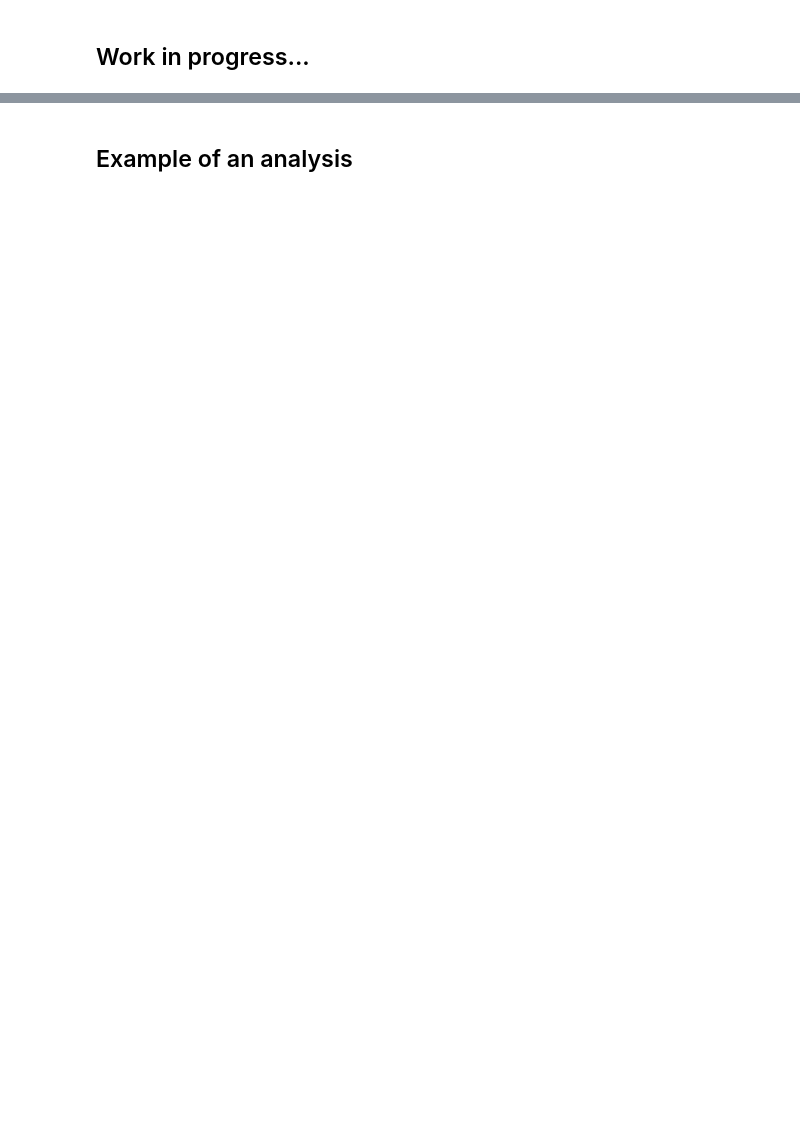
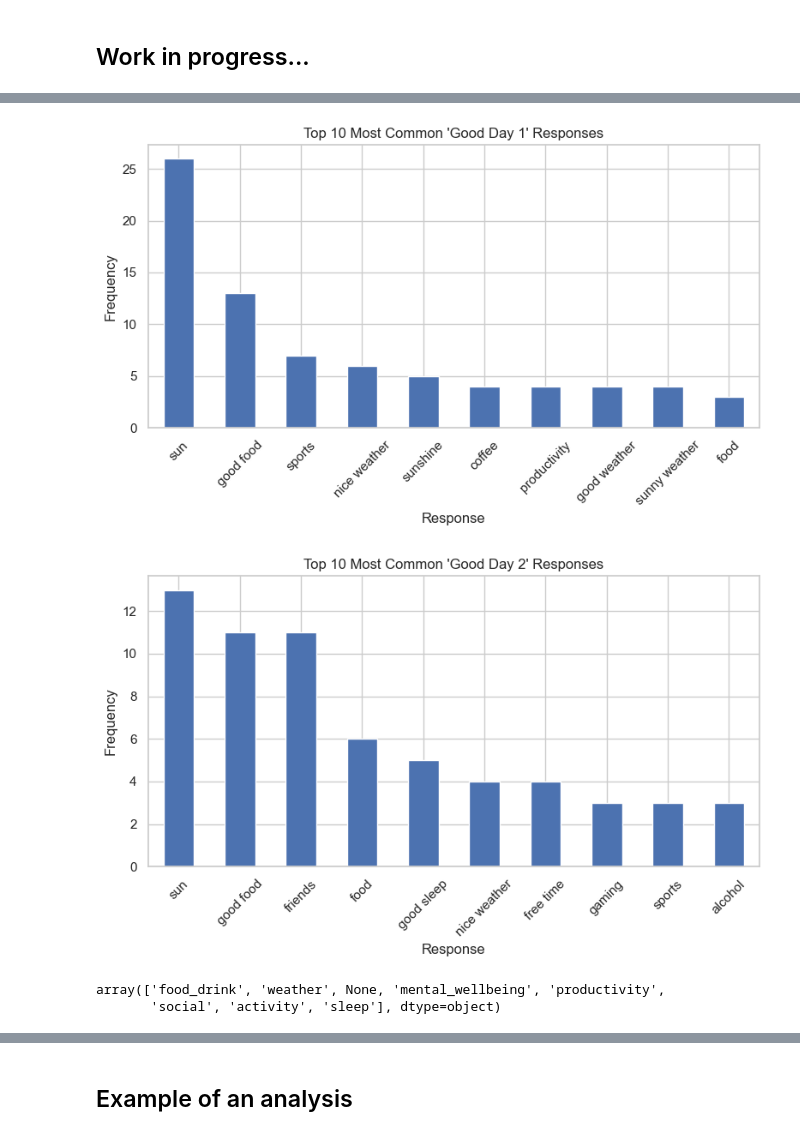
Before and after one commit to rahil1303/dmt-assignment1-2025, a Jupyter notebook: notebooks/Iteration_2_eda.ipynb, the cells around one changed output, grey strips where cells are left out. Saved outputs shown, nothing was run; the diff lists cells and outputs as text; code cells hidden in the pictures; blank space fills up the shorter version.

Commit message:
made changes on EDA and still working on good days columns

```diff
--- a/notebooks/Iteration_2_eda.ipynb
+++ b/notebooks/Iteration_2_eda.ipynb
@@ -854,0 +919,12 @@ Name: GOOD_DAY_1, dtype: object
+# %%
+print("\n================= Descriptive Statistics for GOOD_DAY_1 ===============")
+print(df["GOOD_DAY_1"].describe())
+print(df["GOOD_DAY_1"].unique())
+print(df["GOOD_DAY_1"].value_counts(dropna=False).head(20))
+df["GOOD_DAY_1_CLEAN"] = df["GOOD_DAY_1"].str.lower().str.strip()
+
+print("\n================= Descriptive Statistics for GOOD_DAY_2 ===============")
+print(df["GOOD_DAY_2"].describe())
+print(df["GOOD_DAY_2"].unique())
+print(df["GOOD_DAY_2"].value_counts(dropna=False).head(20))
+df["GOOD_DAY_2_CLEAN"] = df["GOOD_DAY_2"].str.lower().str.strip()
@@ -854,0 +949,20 @@ Name: GOOD_DAY_1, dtype: object
+# %%
+df["GOOD_DAY_1_CLEAN"].value_counts().head(10).plot(kind="bar", figsize=(8, 5))
+plt.title("Top 10 Most Common 'Good Day 1' Responses")
+plt.ylabel("Frequency")
+plt.xlabel("Response")
+plt.xticks(rotation=45)
+plt.tight_layout()
+plt.show()
+
+
+df["GOOD_DAY_2_CLEAN"].value_counts().head(10).plot(kind="bar", figsize=(8, 5))
+plt.title("Top 10 Most Common 'Good Day 2' Responses")
+plt.ylabel("Frequency")
+plt.xlabel("Response")
+plt.xticks(rotation=45)
+plt.tight_layout()
+plt.show()
+# %% [output]
+[figure, added]
+[figure, added]
@@ -854,0 +995,5 @@ Name: GOOD_DAY_1, dtype: object
+# %%
+df['GOOD_DAY_CLEANED_1'].unique()
+# %% [output]
+array(['food_drink', 'weather', None, 'mental_wellbeing', 'productivity',
+       'social', 'activity', 'sleep'], dtype=object)
```
Also changed, not shown: parts of 24 cells of this notebook, 1 other file.
